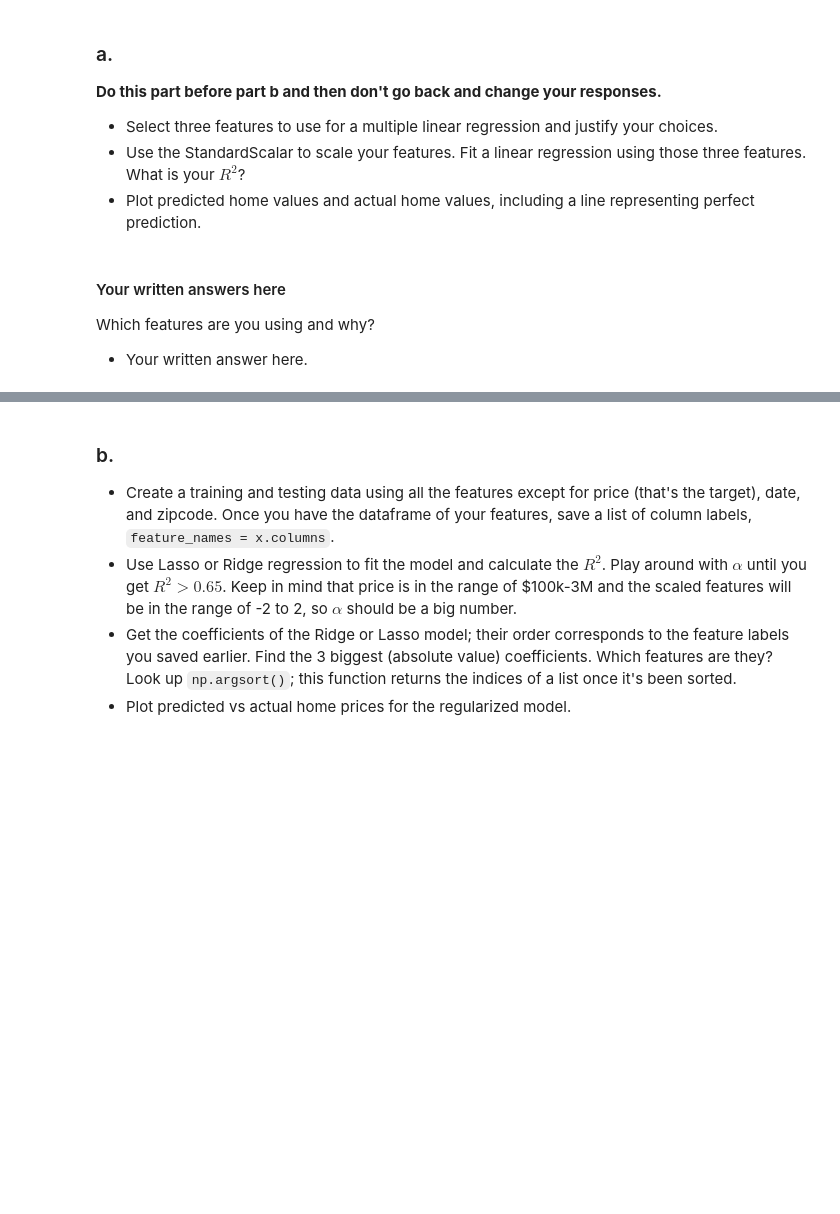
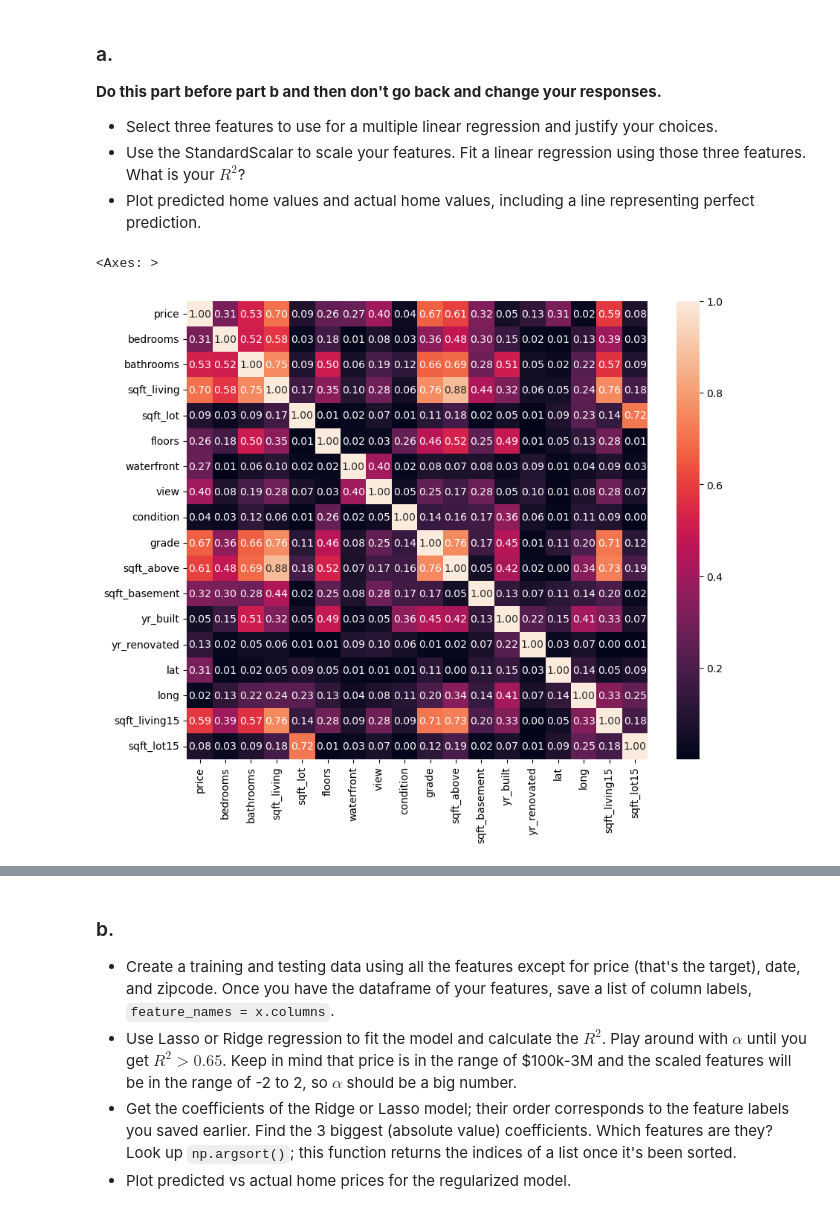
Before and after one commit to GettysburgDataScience/ps1-linear-regression-berlse01, a Jupyter notebook: PS1.ipynb, the cells around one changed output, grey strips where cells are left out. Drawn from its saved outputs; the diff is of its cells as text; code cells hidden in the pictures; blank space fills up the shorter version.

```diff
--- a/PS1.ipynb
+++ b/PS1.ipynb
@@ -177,3 +222,5 @@ For this problem, you'll using housing data from King County, Washington (includ
 You should refer to the class notebook.
 # %%
 housing_df = pd.read_csv('kc_house_data.csv')
+housing_df.drop(['id', 'date', 'zipcode'], axis = 1, inplace = True)
+housing_df.head()
@@ -190,5 +242,7 @@ housing_df = pd.read_csv('kc_house_data.csv')
-# %% [markdown]
-#### Your written answers here
-Which features are you using and why?
-
- - Your written answer here.
+# %%
+corr = housing_df.corr()
+fig, ax = plt.subplots(figsize=(10, 8))
+sns.heatmap(np.abs(corr), annot = True, fmt = '.2f')
+# %% [output]
+<Axes: >
+[figure, added]
```
Also changed, not shown: parts of 27 cells of this notebook, 2 other files.
